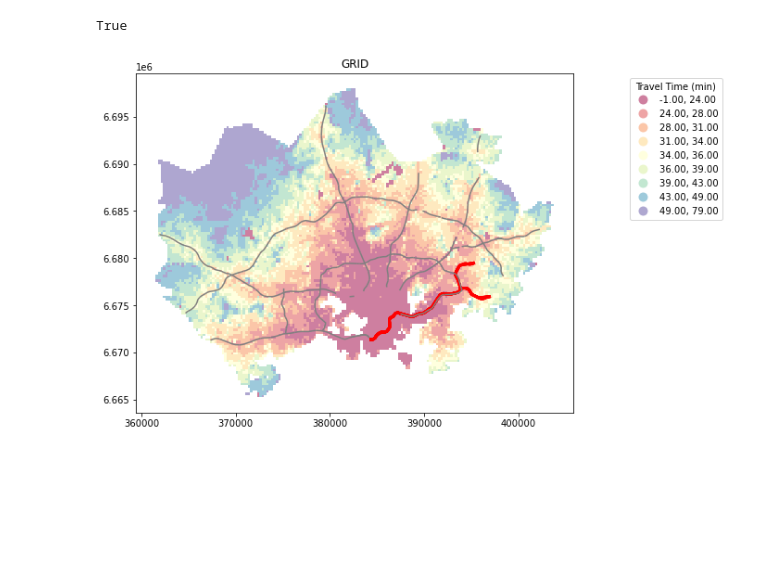
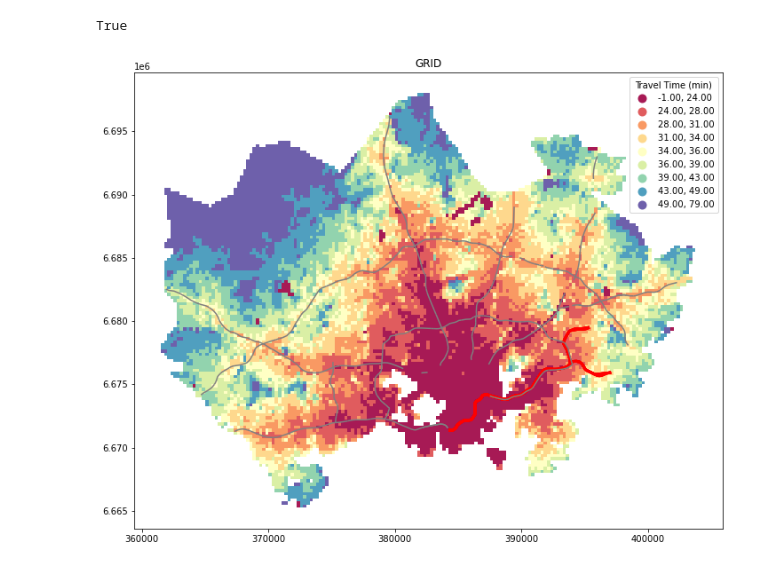
Before and after one commit to Joe-Degs/AutoGIS, a Jupyter notebook: lesson5/static-maps.ipynb, the cells around one changed output. Saved outputs shown, nothing was run; the diff lists cells and outputs as text; code cells hidden in the pictures; blank space fills up the shorter version.

```diff
--- a/lesson5/static-maps.ipynb
+++ b/lesson5/static-maps.ipynb
@@ -43,27 +43,27 @@ True
 # %%
 fig, r1= plt.subplots(ncols=1, nrows=1, figsize=(10, 20))
 
 # plot grid r1
-grid.plot(ax=r1, column='car_r_t', scheme='quantiles', cmap='Spectral', k=9, alpha=0.5, legend=True)
+grid.plot(ax=r1, column='car_r_t', scheme='quantiles', cmap='Spectral', k=9, alpha=0.9, legend=True)
 # you can add a label to the legend when the data is unclassified by passing the optional
 # argument "legend_kwds={'label': 'Trave Time in Minutes'}"
 
 # to set the title even when data is already classified when plotting
 r1.get_legend().set_title('Travel Time (min)')
 
 # move the legend around (setting the bounding box)
-r1.get_legend().set_bbox_to_anchor((1.35, 1))
+r1.get_legend().set_bbox_to_anchor((1, 1))
 
 r1.set_title('GRID')
 
 # plot metro r2
 metro.plot(ax=r1, color='red', linewidth=3)
 
 # plot roads r3
 roads.plot(ax=r1, color='gray', linewidth=1.5)
 
 plt.tight_layout()
 plt.savefig('grid_cells_static.png', dpi=300)
 plt.show()
 # %% [output]
-[figure, old version]
+[figure, new version]
```
Also changed, not shown: 2 other files.
